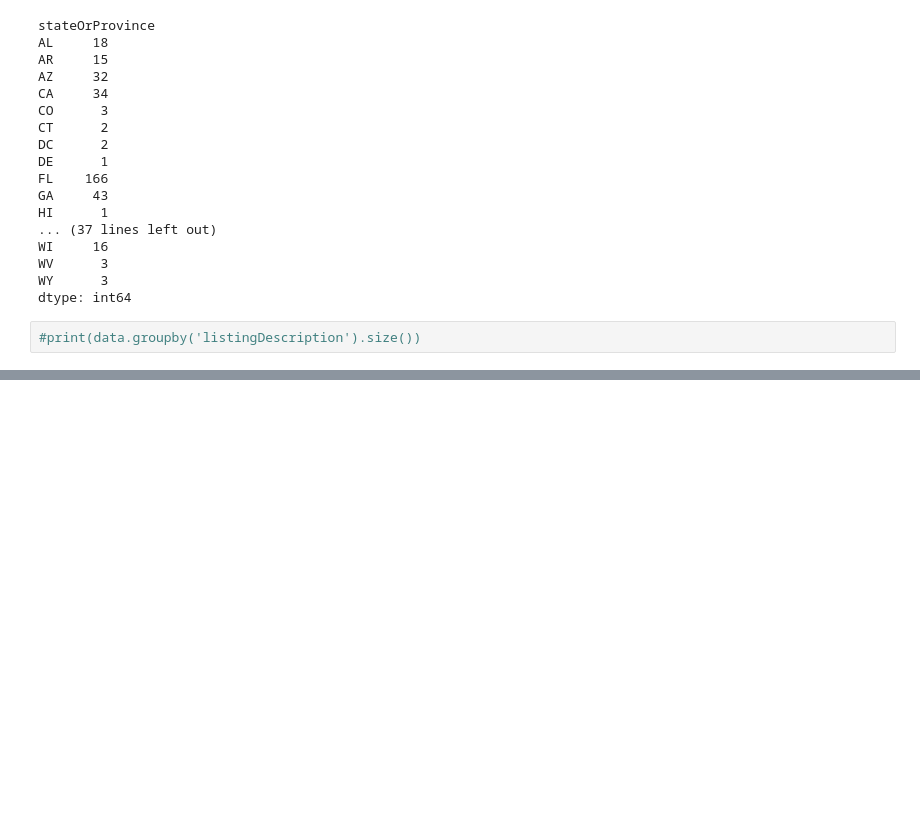
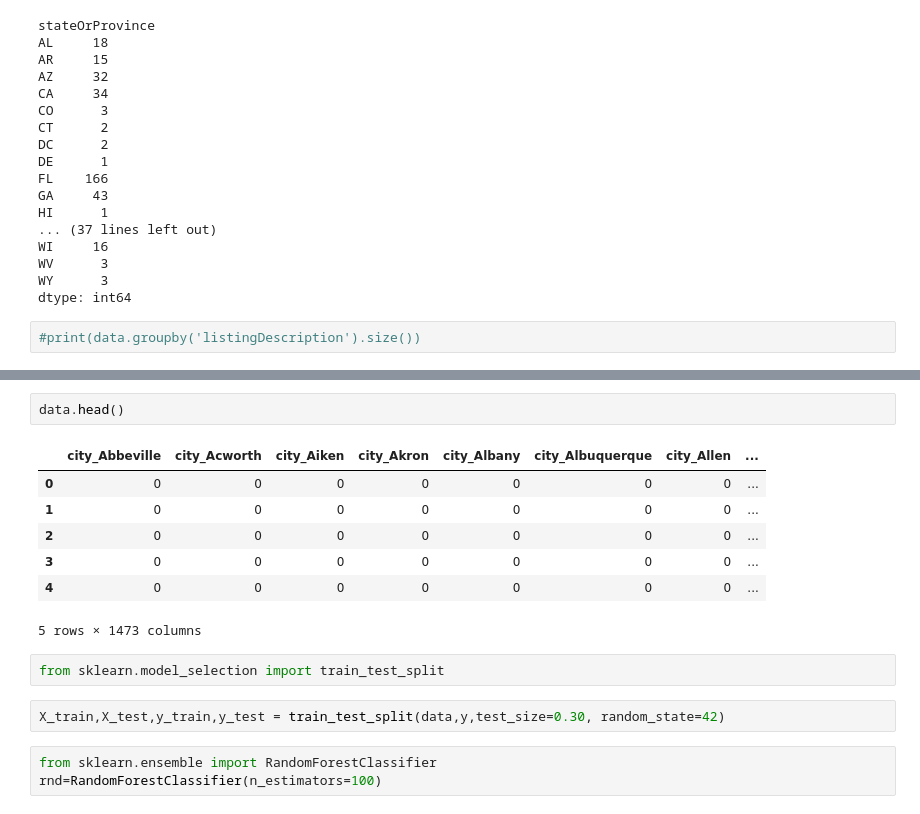
Before and after one commit to sanwara-prajapati/NB_ML_Assignment, a Jupyter notebook: task.ipynb, the cells around one changed output, grey strips where cells are left out. Drawn from its saved outputs; the diff is of its cells as text; blank space fills up the shorter version.

```diff
--- a/task.ipynb
+++ b/task.ipynb
@@ -191,0 +276,17 @@ import scipy.sparse as sp
+# %%
+data.head()
+# %% [output]
+|  | city_Abbeville | city_Acworth | city_Aiken | city_Akron | city_Albany | city_Albuquerque | city_Allen | ... |
+| 0 | 0 | 0 | 0 | 0 | 0 | 0 | 0 | ... |
+| 1 | 0 | 0 | 0 | 0 | 0 | 0 | 0 | ... |
+| 2 | 0 | 0 | 0 | 0 | 0 | 0 | 0 | ... |
+| 3 | 0 | 0 | 0 | 0 | 0 | 0 | 0 | ... |
+| 4 | 0 | 0 | 0 | 0 | 0 | 0 | 0 | ... |
+5 rows × 1473 columns
+# %%
+from sklearn.model_selection import train_test_split
+# %%
+X_train,X_test,y_train,y_test = train_test_split(data,y,test_size=0.30, random_state=42)
+# %%
+from sklearn.ensemble import RandomForestClassifier
+rnd=RandomForestClassifier(n_estimators=100)
```
Also changed, not shown: parts of 38 cells of this notebook.
